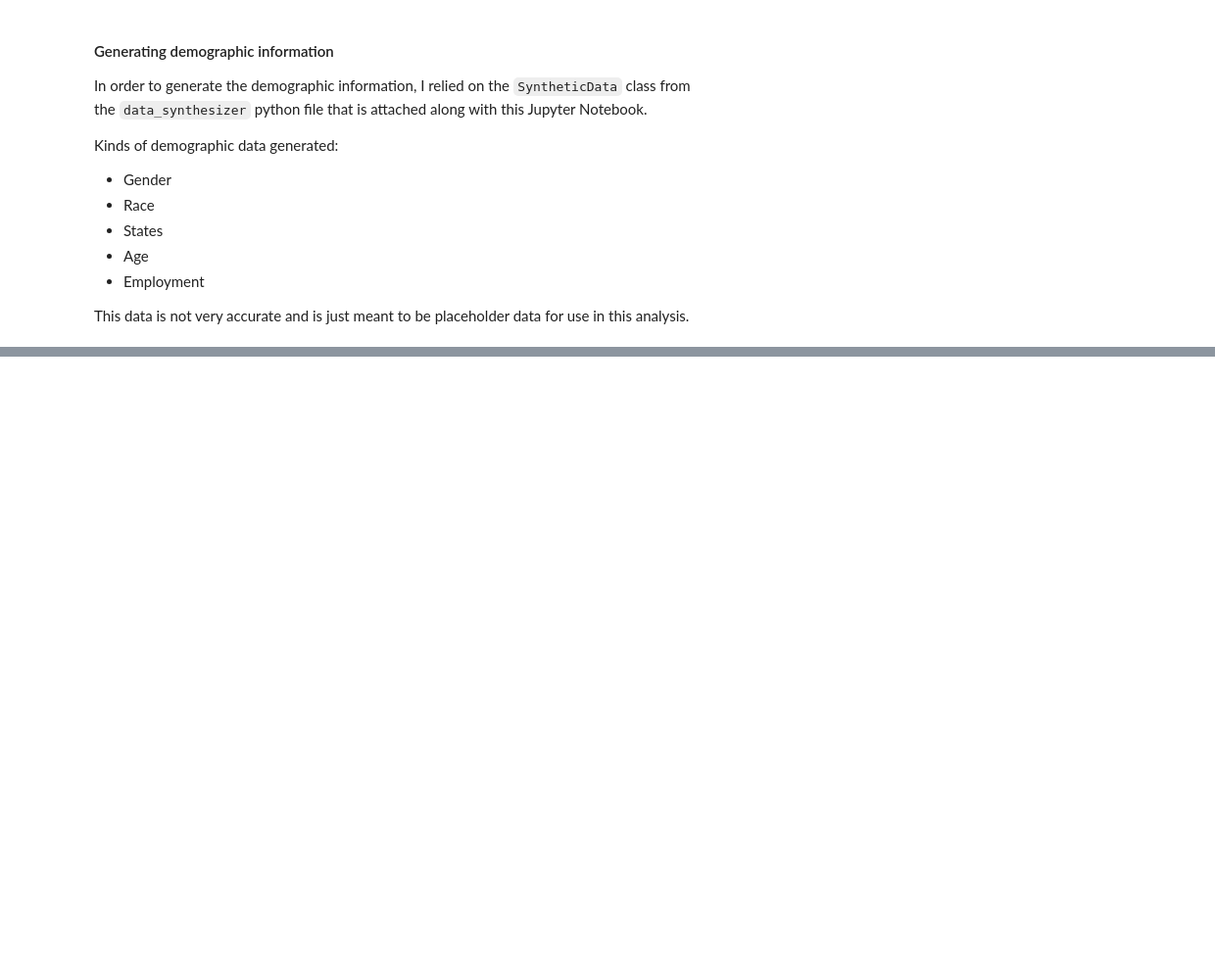
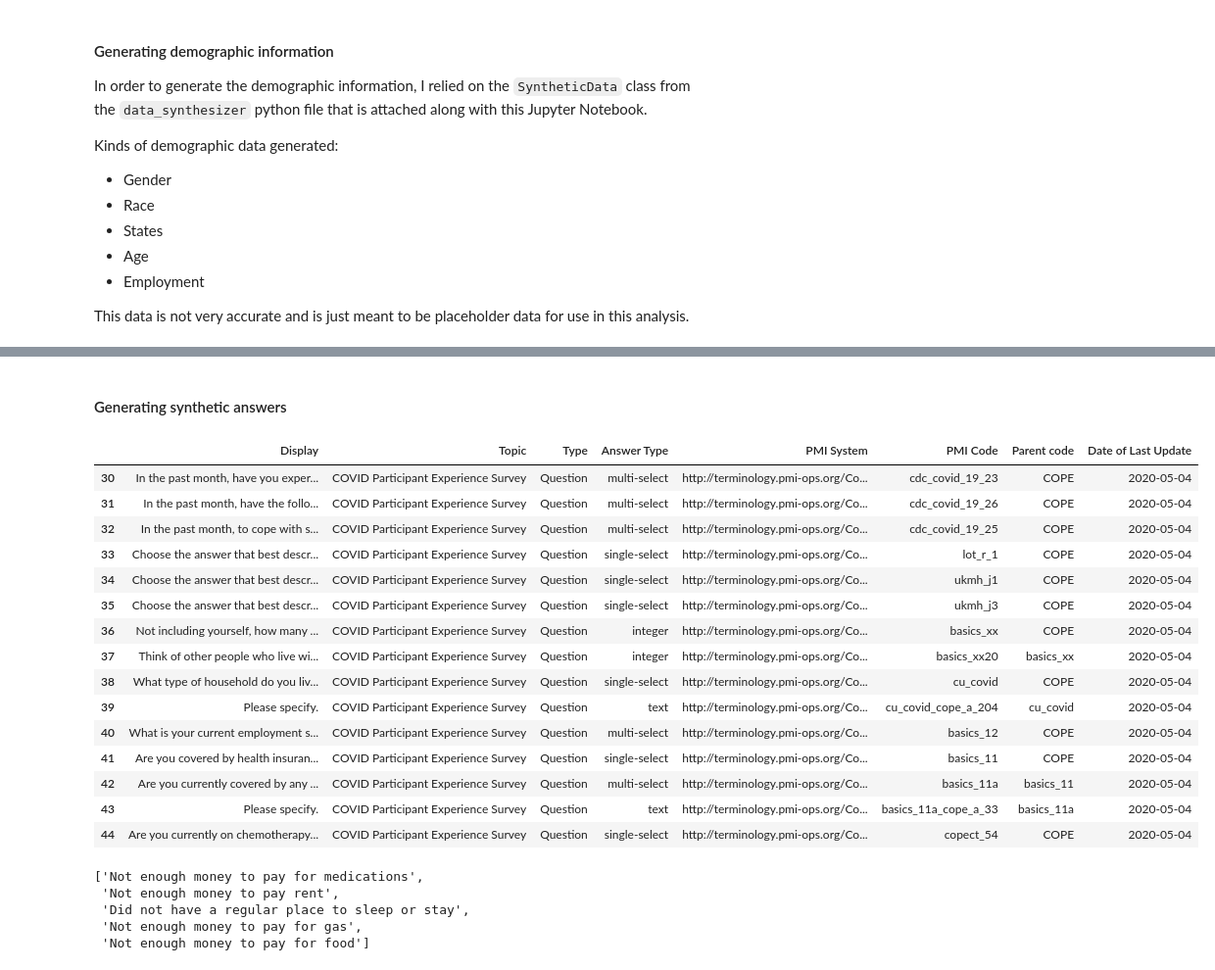
Before and after one commit to gauvand/InitialSurveyAnalysis, a Jupyter notebook: Notebooks/FirstPassWorkbook.ipynb, the cells around one changed output, grey strips where cells are left out. Shown at 98% size. Saved outputs shown, nothing was run; the diff lists cells and outputs as text; code cells hidden in the pictures; blank space fills up the shorter version.

Commit message:
Added in-depth question analysis

```diff
--- a/Notebooks/FirstPassWorkbook.ipynb
+++ b/Notebooks/FirstPassWorkbook.ipynb
@@ -218,0 +175,80 @@ single_select_data
+# %% [markdown]
+#### Generating synthetic answers
+# %%
+yeet = data.query("Type == 'Question' & `Answer Type` == 'single-select'")
+questions = data.query("Type == 'Question'")
+questions = questions.reset_index(drop=True)
+options = data.query("Type == 'Answer' ")
+yn = ["Yes","No"]
+ynm = ["Yes","No","Maybe"]
+answers = dict()
+# descriptors 0
+answers[0] = [np.nan]
+# Section 1
+# 1-8
+for i in range(1,9):
+    answers[i] = ['None of the days (0 days)' ,'A few days (1-2 days)', 'Most days (3-4 days)' ,'Every day']
+# 9
+answers[9] = ['A lot less than normal','Somewhat less than normal', 'About the same as normal', 'More than normal', "A lot more than normal"]
+# 10
+answers[10] = ["All of the time", "Most of the time", "Sometimes","Rarely"]
+# Section 2
+answers[11] = yn
+answers[12] = datagen.generate_date()
+answers[13] = options[options["Parent code"].str.contains("cdc_covid_19_7_xx23")].Display.to_list()
+answers[14] = options[options["Parent code"].str.contains('copect_17')].Display.to_list()
+answers[15] = ynm
+# Section 3
+answers[16] = ynm
+answers[17] = ["Yes", "No","Unknown", "Waiting for Results"]
+answers[18] = options[options["Parent code"].str.contains('cdc_covid_19_n_a')].Display.to_list()
+answers[19] = ynm
+# Section 4
+answers[20] = options[options["Parent code"].str.contains('copect_63_xx20')].Display.to_list()
+answers[21] = options[options["Parent code"].str.contains('copect_63_xx21')].Display.to_list()
+# Section 5
+answers[22] = np.nan
+sec5ans = ['Not at all', 'A little bit', 'Moderately', 'Quite a bit', 'Extremely']
+for i in range(23,29):
+    answers[i] = sec5ans
+answers[29] = options[options["Parent code"].str.contains('cdc_covid_19_18')].Display.to_list()
+answers[30] = options[options["Parent code"].str.contains('cdc_covid_19_23')].Display.to_list()
+answers[31] = options[options["Parent code"].str.contains('cdc_covid_19_26')].Display.to_list()
+answers[32] = options[options["Parent code"].str.contains('cdc_covid_19_25')].Display.to_list()
+# Section 6
+answers[33] =  options[options["Parent code"].str.contains('lot_r_1')].Display.to_list()
+answers[34] =  options[options["Parent code"].str.contains('ukmh_j1')].Display.to_list()
+answers[35] =  options[options["Parent code"].str.contains('ukmh_j3')].Display.to_list()
+# Section 7
+answers[36] = [i for i in range(0,15)]
+answers[37] = [i for i in range(0,14)]
+answers[38] = options[options["Parent code"].str.contains('cu_covid')].Display.to_list()
+answers[39] =
+
+questions.iloc[30:45]
+# %% [output]
+|  | Display | Topic | Type | Answer Type | PMI System | PMI Code | Parent code | Date of Last Update |
+| 30 | In the past month, have you exper... | COVID Participant Experience Survey | Question | multi-select | http://terminology.pmi-ops.org/Co... | cdc_covid_19_23 | COPE | 2020-05-04 |
+| 31 | In the past month, have the follo... | COVID Participant Experience Survey | Question | multi-select | http://terminology.pmi-ops.org/Co... | cdc_covid_19_26 | COPE | 2020-05-04 |
+| 32 | In the past month, to cope with s... | COVID Participant Experience Survey | Question | multi-select | http://terminology.pmi-ops.org/Co... | cdc_covid_19_25 | COPE | 2020-05-04 |
+| 33 | Choose the answer that best descr... | COVID Participant Experience Survey | Question | single-select | http://terminology.pmi-ops.org/Co... | lot_r_1 | COPE | 2020-05-04 |
+| 34 | Choose the answer that best descr... | COVID Participant Experience Survey | Question | single-select | http://terminology.pmi-ops.org/Co... | ukmh_j1 | COPE | 2020-05-04 |
+| 35 | Choose the answer that best descr... | COVID Participant Experience Survey | Question | single-select | http://terminology.pmi-ops.org/Co... | ukmh_j3 | COPE | 2020-05-04 |
+| 36 | Not including yourself, how many ... | COVID Participant Experience Survey | Question | integer | http://terminology.pmi-ops.org/Co... | basics_xx | COPE | 2020-05-04 |
+| 37 | Think of other people who live wi... | COVID Participant Experience Survey | Question | integer | http://terminology.pmi-ops.org/Co... | basics_xx20 | basics_xx | 2020-05-04 |
+| 38 | What type of household do you liv... | COVID Participant Experience Survey | Question | single-select | http://terminology.pmi-ops.org/Co... | cu_covid | COPE | 2020-05-04 |
+| 39 | Please specify. | COVID Participant Experience Survey | Question | text | http://terminology.pmi-ops.org/Co... | cu_covid_cope_a_204 | cu_covid | 2020-05-04 |
+| 40 | What is your current employment s... | COVID Participant Experience Survey | Question | multi-select | http://terminology.pmi-ops.org/Co... | basics_12 | COPE | 2020-05-04 |
+| 41 | Are you covered by health insuran... | COVID Participant Experience Survey | Question | single-select | http://terminology.pmi-ops.org/Co... | basics_11 | COPE | 2020-05-04 |
+| 42 | Are you currently covered by any ... | COVID Participant Experience Survey | Question | multi-select | http://terminology.pmi-ops.org/Co... | basics_11a | basics_11 | 2020-05-04 |
+| 43 | Please specify. | COVID Participant Experience Survey | Question | text | http://terminology.pmi-ops.org/Co... | basics_11a_cope_a_33 | basics_11a | 2020-05-04 |
+| 44 | Are you currently on chemotherapy... | COVID Participant Experience Survey | Question | single-select | http://terminology.pmi-ops.org/Co... | copect_54 | COPE | 2020-05-04 |
+# %%
+# options[options["Display"].str.contains("breathing")]
+options[options["Parent code"].str.contains('cdc_covid_19_23')].Display.to_list()
+# %% [output]
+['Not enough money to pay for medications',
+ 'Not enough money to pay rent',
+ 'Did not have a regular place to sleep or stay',
+ 'Not enough money to pay for gas',
+ 'Not enough money to pay for food']
```
Also changed, not shown: parts of 4 cells of this notebook, 3 other files.
